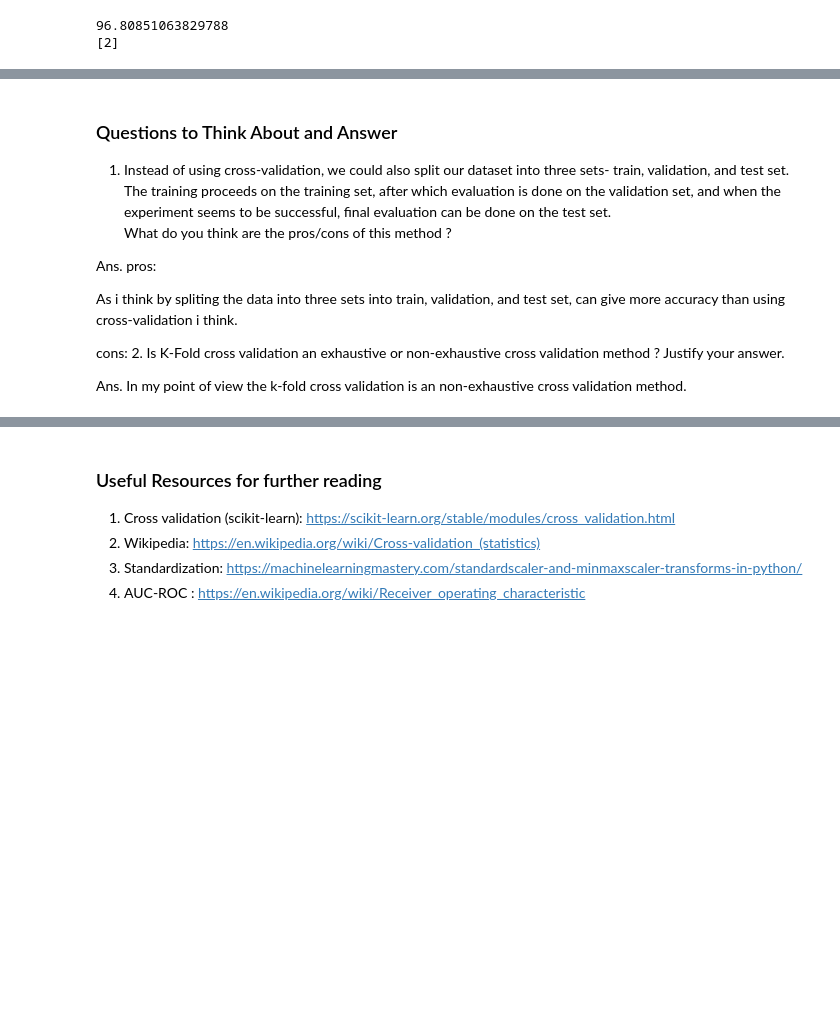
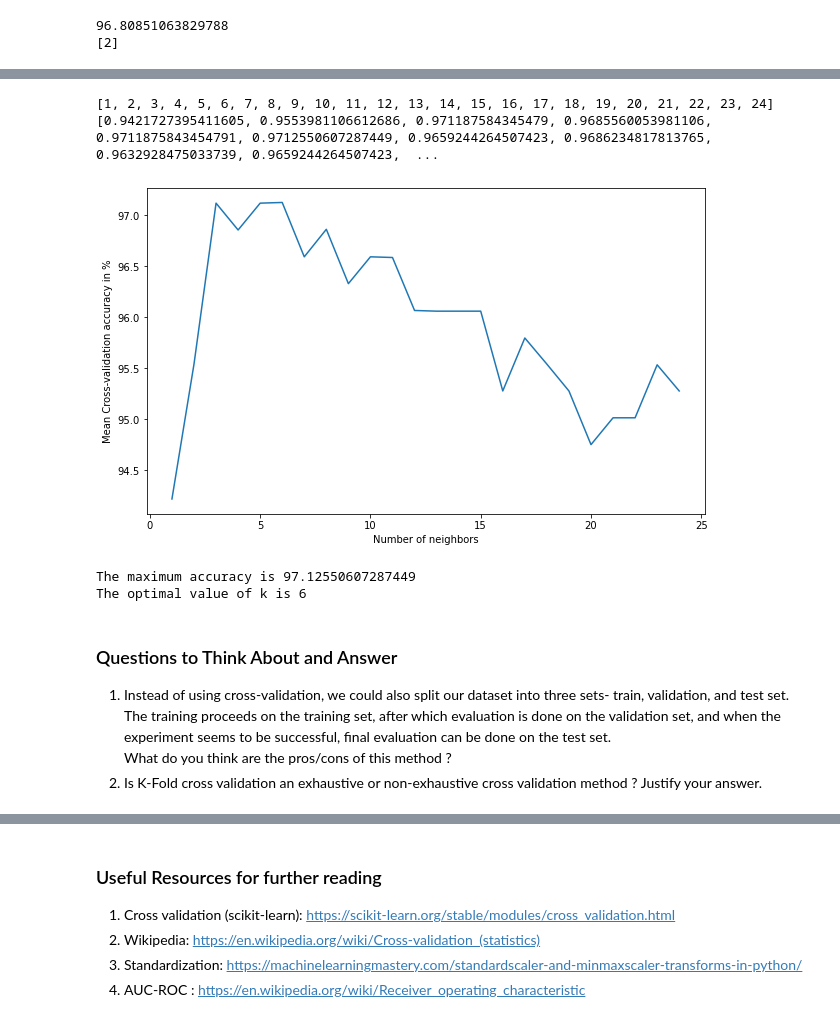
Before and after one commit to Indulagudu/Indu-FMML-ASSESSMENT-, a Jupyter notebook: FMML_CLF1_Lab4_2022.ipynb, the cells around one changed output, grey strips where cells are left out. Saved outputs shown, nothing was run; the diff lists cells and outputs as text; code cells hidden in the pictures; blank space fills up the shorter version.

```diff
--- a/FMML_CLF1_Lab4_2022.ipynb
+++ b/FMML_CLF1_Lab4_2022.ipynb
@@ -326,14 +332,52 @@ array([0.7479939 , 0.70509808, 0.79243161, 0.77985294, 0.78283598,
+# %%
+## TASK-3:
+## Perform K-Fold Cross validation after standardizing the data. Display your results.
+
+from sklearn.model_selection import KFold
+from statistics import mean
+kf = KFold(n_splits=10)
+cv_scores = []
+neighbors = []
+#after standardizing data i.e, X_scaled
+X_train, X_test, y_train, y_test = train_test_split(X_scaled, y, test_size=0.33, random_state=17)
+y_train= y_train.reset_index(drop=True)
+for k in range(1,25):
+  knn = KNeighborsClassifier(n_neighbors = k)
+  neighbors.append(k)
+  acclist = []
+  for train_index, test_index in kf.split(X_train,y_train):
+    x_train_fold, x_test_fold = X_train[train_index], X_train[test_index]
+    y_train_fold, y_test_fold = y_train[train_index], y_train[test_index]
+    knn.fit(x_train_fold, y_train_fold)
+    acclist.append(knn.score(x_test_fold, y_test_fold))
+  cv_scores.append(mean(acclist))
+print(neighbors)
+print(cv_scores)
+# %% [output]
+[1, 2, 3, 4, 5, 6, 7, 8, 9, 10, 11, 12, 13, 14, 15, 16, 17, 18, 19, 20, 21, 22, 23, 24]
+[0.9421727395411605, 0.9553981106612686, 0.971187584345479, 0.9685560053981106, 0.9711875843454791, 0.9712550607287449, 0.9659244264507423, 0.9686234817813765, 0.9632928475033739, 0.9659244264507423,  ...
+# %%
+Accuracy = [x*100 for x in cv_scores]
+
+# plot misclassification error versus k for task-3
+plt.figure(figsize = (10, 6))
+plt.plot(neighbors, Accuracy)
+plt.xlabel('Number of neighbors')
+plt.ylabel('Mean Cross-validation accuracy in %')
+plt.show()
+# %% [output]
+[figure, added]
+# %%
+# determining the best k for task-3.
+max_acc = max(Accuracy)
+optimal_ks = [neighbors[i] for i, j in enumerate(Accuracy) if j == max_acc]
+print(f"The maximum accuracy is {max_acc}")
+print(f"The optimal value of k is {optimal_ks[0]}")
+# %% [output]
+The maximum accuracy is 97.12550607287449
+The optimal value of k is 6
 # %% [markdown]
 ### Questions to Think About and Answer
 1. Instead of using cross-validation, we could also split our dataset into three sets- train, validation, and test set. The training proceeds on the training set, after which evaluation is done on the validation set, and when the experiment seems to be successful, final evaluation can be done on the test set.
 What do you think are the pros/cons of this method ?
-
-Ans.
-pros:
-
-As i think by spliting the data into three sets into train, validation, and test set, can give more accuracy than using cross-validation i think.
-
-cons:
 2. Is K-Fold cross validation an exhaustive or non-exhaustive cross validation method ? Justify your answer.
-
-Ans. In my point of view the k-fold cross validation is an non-exhaustive cross validation method.
```
Also changed, not shown: parts of 7 cells of this notebook.
